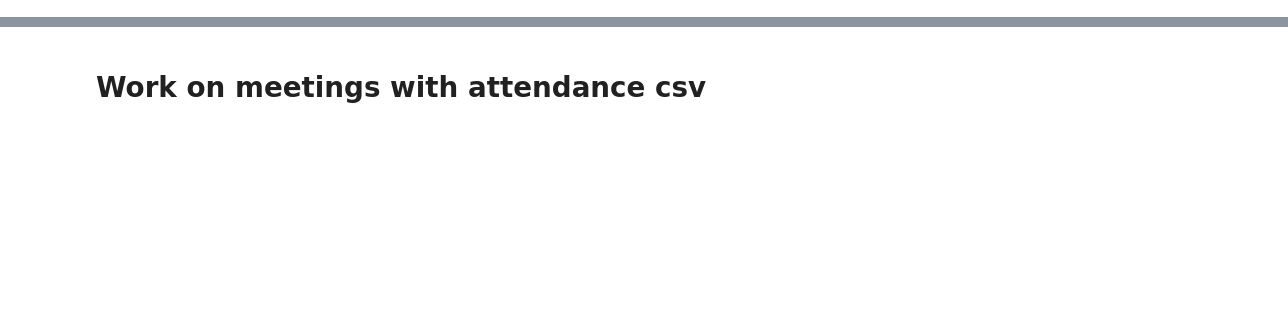
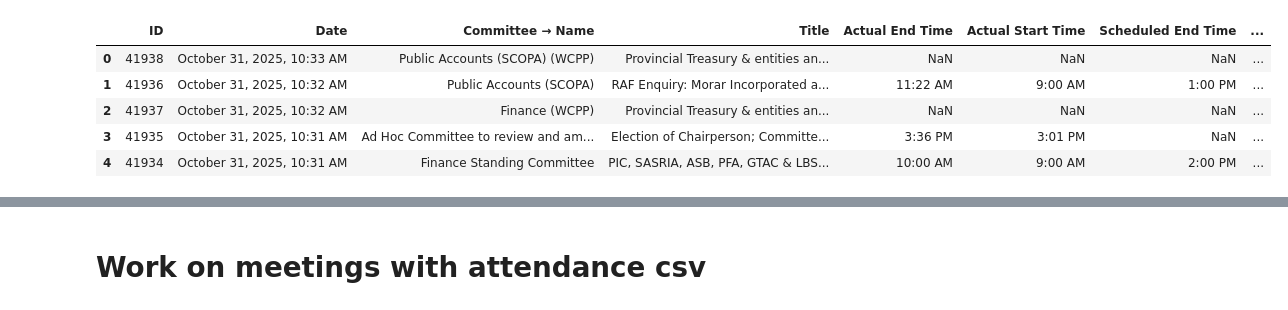
Before and after one commit to OpenUpSA/bill-tracker, a Jupyter notebook: data/Meetings_Work.ipynb, the cells around one changed output, grey strips where cells are left out. Cells and saved outputs as stored; diff of their text form; code cells hidden in the pictures; blank space fills up the shorter version.

```diff
--- a/data/Meetings_Work.ipynb
+++ b/data/Meetings_Work.ipynb
@@ -6,8 +8,15 @@ drive.mount('/content/drive')
 # %%
-file_path = '/content/drive/MyDrive/PROJECTS/PMG/Parlimeter/committee-meetings.csv'
+file_path = '/content/drive/MyDrive/PROJECTS/PMG/Parlimeter/october/meetings.csv'
 
 df = pd.read_csv(file_path)
 df.head()
+# %% [output]
+|  | ID | Date | Committee → Name | Title | Actual End Time | Actual Start Time | Scheduled End Time | ... |
+| 0 | 41938 | October 31, 2025, 10:33 AM | Public Accounts (SCOPA) (WCPP) | Provincial Treasury & entities an... | NaN | NaN | NaN | ... |
+| 1 | 41936 | October 31, 2025, 10:32 AM | Public Accounts (SCOPA) | RAF Enquiry: Morar Incorporated a... | 11:22 AM | 9:00 AM | 1:00 PM | ... |
+| 2 | 41937 | October 31, 2025, 10:32 AM | Finance (WCPP) | Provincial Treasury & entities an... | NaN | NaN | NaN | ... |
+| 3 | 41935 | October 31, 2025, 10:31 AM | Ad Hoc Committee to review and am... | Election of Chairperson; Committe... | 3:36 PM | 3:01 PM | NaN | ... |
+| 4 | 41934 | October 31, 2025, 10:31 AM | Finance Standing Committee | PIC, SASRIA, ASB, PFA, GTAC & LBS... | 10:00 AM | 9:00 AM | 2:00 PM | ... |
 # %%
 df = df.rename(columns={
     'Committee → Name': 'committee',
```
Also changed, not shown: parts of 11 cells of this notebook, 5 other files.
